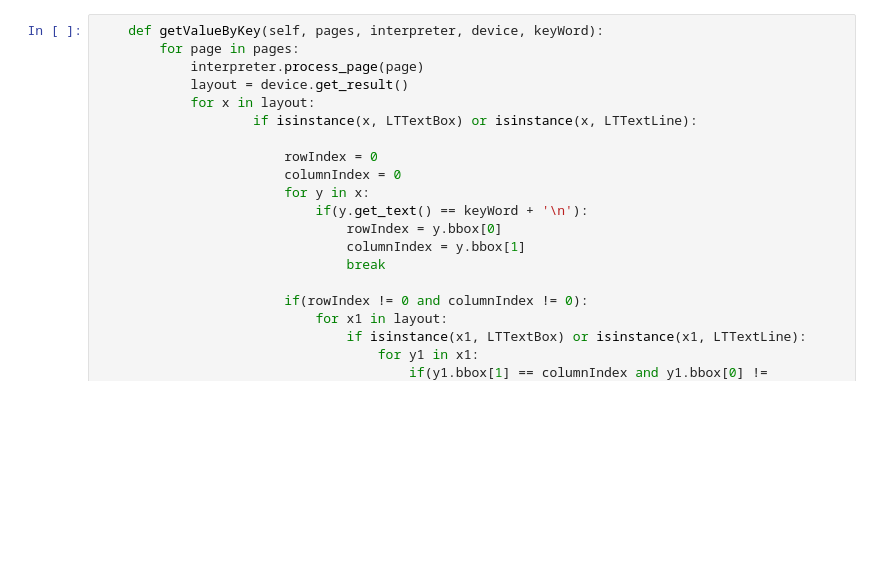
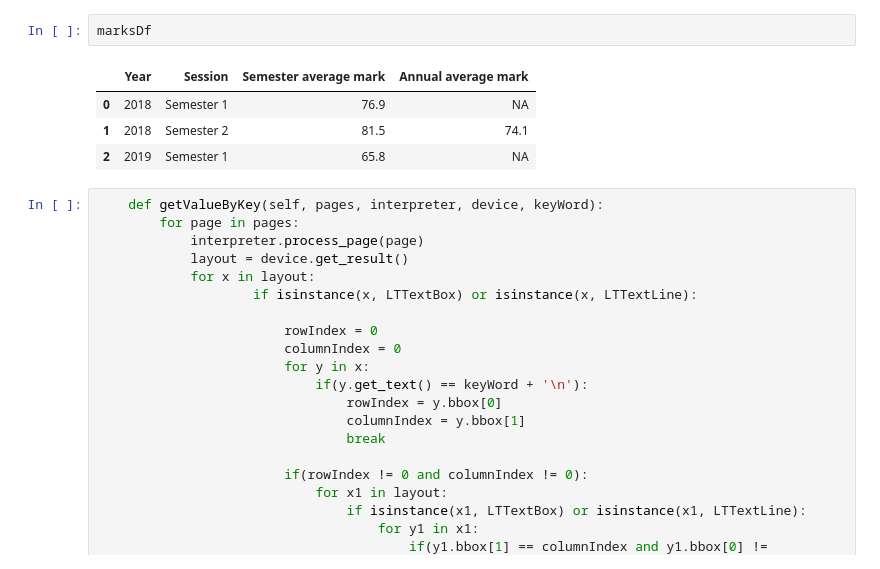
Before and after one commit to lihaoyoo/CS60, a Jupyter notebook: pdf_extractor.ipynb, the cells around one changed output. Saved outputs shown, nothing was run; the diff lists cells and outputs as text; blank space fills up the shorter version.

```diff
--- a/pdf_extractor.ipynb
+++ b/pdf_extractor.ipynb
@@ -310,3 +346,10 @@ ValueError: cannot reshape array of size 21 into shape (4)
+# %%
+marksDf
+# %% [output]
+|  | Year | Session | Semester average mark | Annual average mark |
+| 0 | 2018 | Semester 1 | 76.9 | NA |
+| 1 | 2018 | Semester 2 | 81.5 | 74.1 |
+| 2 | 2019 | Semester 1 | 65.8 | NA |
 # %%
     def getValueByKey(self, pages, interpreter, device, keyWord):
         for page in pages:
```
Also changed, not shown: parts of 9 cells of this notebook.
